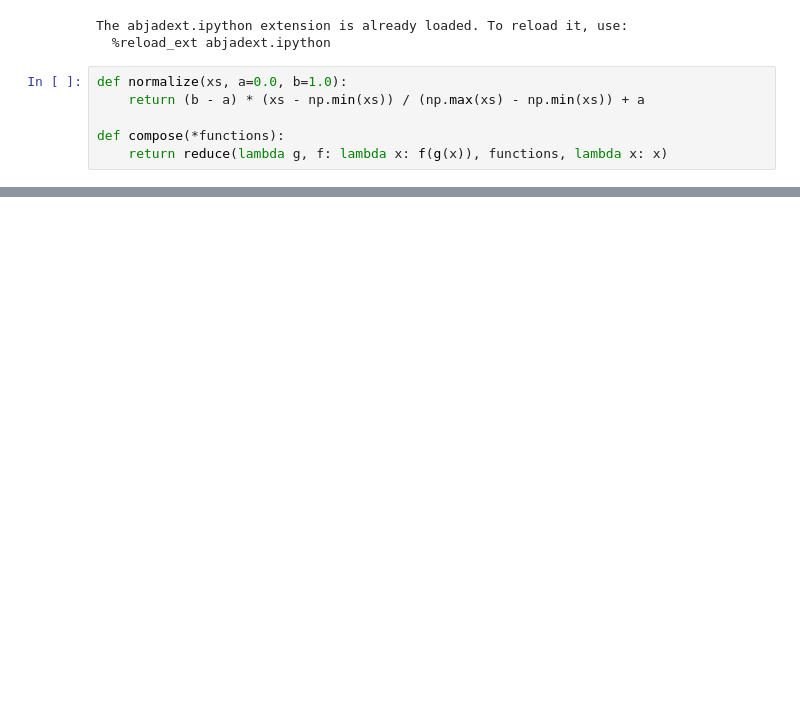
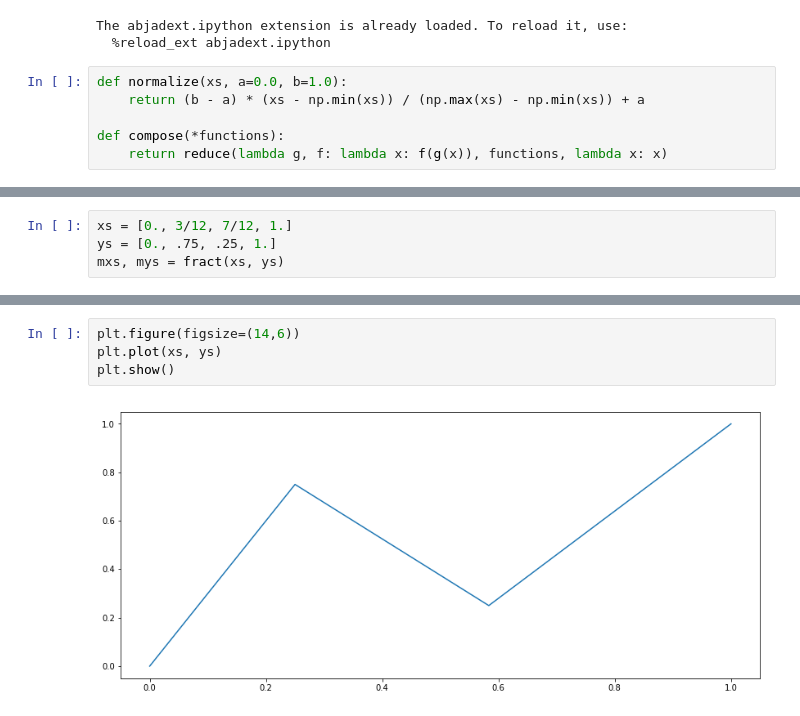
Before and after one commit to kureta/intensive, a Jupyter notebook: Mandelbrot Curves.ipynb, the cells around one changed output, grey strips where cells are left out. Saved outputs shown, nothing was run; the diff lists cells and outputs as text; blank space fills up the shorter version.

```diff
--- a/Mandelbrot Curves.ipynb
+++ b/Mandelbrot Curves.ipynb
@@ -77,0 +85,4 @@ Fraction(1001, 120)
+# %%
+xs = [0., 3/12, 7/12, 1.]
+ys = [0., .75, .25, 1.]
+mxs, mys = fract(xs, ys)
@@ -77,0 +101,6 @@ Fraction(1001, 120)
+# %%
+plt.figure(figsize=(14,6))
+plt.plot(xs, ys)
+plt.show()
+# %% [output]
+[figure, added]
```
Also changed, not shown: parts of 16 cells of this notebook.
